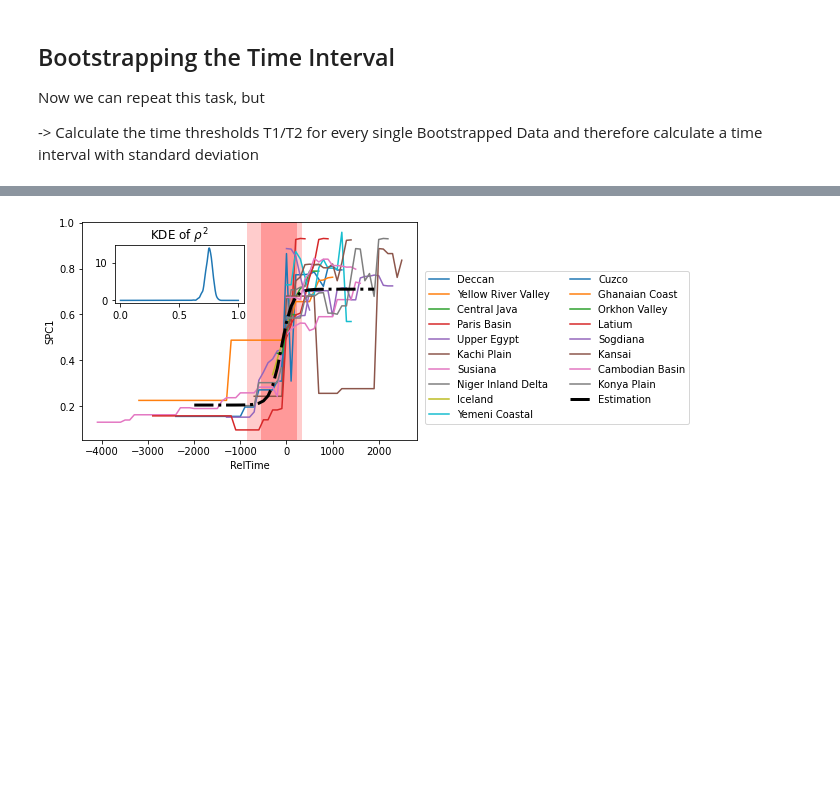
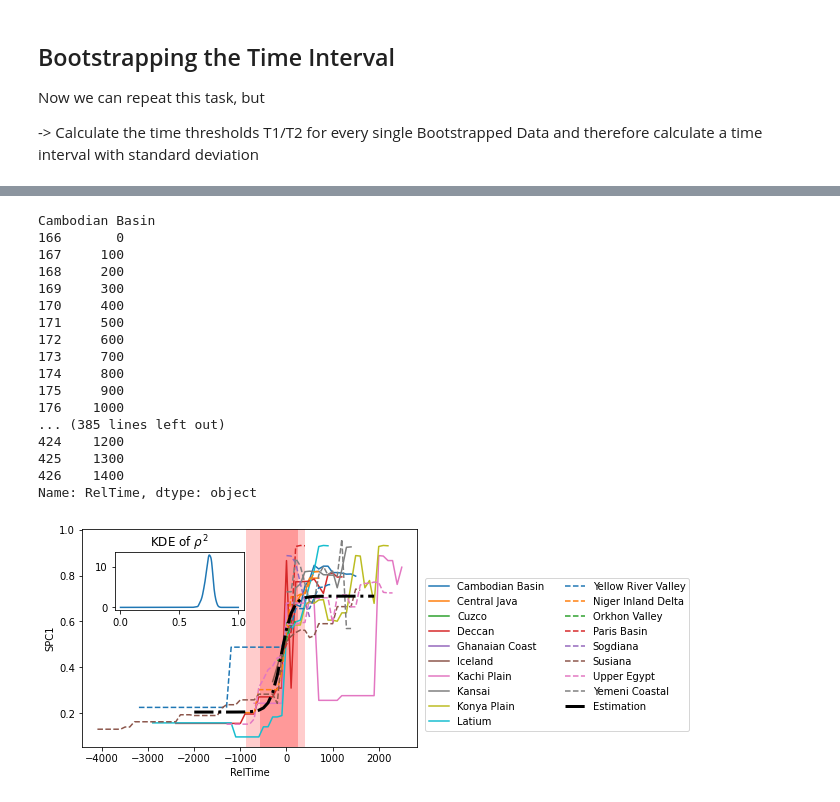
Before and after one commit to TobiasW1891/CSH_Project, a Jupyter notebook: Relationship to Previous Polity.ipynb, the cells around one changed output, grey strips where cells are left out. Saved outputs shown, nothing was run; the diff lists cells and outputs as text; code cells hidden in the pictures; blank space fills up the shorter version.

Commit message:
Nicer plots
Now the good plotting for the Relationship to Previous Polity, too. Also, in the RelTime Analysis, I corrected a mistakte that lead to a doubling of the output Data Frame DF_Out.

```diff
--- a/Relationship to Previous Polity.ipynb
+++ b/Relationship to Previous Polity.ipynb
@@ -883,39 +905,60 @@ fig, ax1 = plt.subplots()
 # These are in unitless percentages of the figure size. (0,0 is bottom left)
 left, bottom, width, height = [0.2, 0.6, 0.3, 0.2]
 ax2 = fig.add_axes([left, bottom, width, height])
+style ="-"
 
-
-for N in list(set(Cutout_DF["NGA"])):
+for N in sorted(list(set(Cutout_DF["NGA"]))):
     DF = Cutout_DF[Cutout_DF["NGA"] == N]
 
       # some abbreviations
     if N=="Middle Yellow River Valley":
         name = "Yellow River Valley"
     elif N == "Yemeni Coastal Plain":
         name = "Yemeni Coastal"
     else:
         name = N
+
+    print(N)
+    print(DF["RelTime"])
     ax1.plot(DF["RelTime"],
-             DF["SPC1"], label=name)
+             DF["SPC1"], style,label=name)
     DF_Out_cutout = pd.concat((DF_Out_cutout, DF[["NGA", "RelTime", "SPC1"]]))
-
+    if N == "Latium":
+        style = "--"
 
 ax1.plot(TimeRange, New_Fit, "-.",label="Estimation", c = "k", linewidth=3)
 lgd = ax1.legend(bbox_to_anchor=(1.01, 0.8), ncol=2)
 ax1.set_ylabel("SPC1")
 ax1.set_xlabel("RelTime")
 ax1.axvspan(T1_scaled, T2_scaled, facecolor='r', alpha=0.4)
 ax1.axvspan(T2_scaled, T2_end_scaled, facecolor='r', alpha=0.2)
 ax1.axvspan(T1_start_scaled, T1_scaled, facecolor='r', alpha=0.2)
 
 ax2.plot(np.arange(0.0,1,0.001),
     gaussian_kde(RhoSqList)(np.arange(0.0,1,0.001)))
 ax2.set_title(r'KDE of $\rho^2$')
 
-#plt.savefig("Cutout_Logistic_Times_Inset.pdf",bbox_extra_artists=(lgd,),dpi=300,bbox_inches='tight')
+plt.savefig("Cutout_Logistic_Times_Inset.pdf",bbox_extra_artists=(lgd,),dpi=300,bbox_inches='tight')
 plt.show()
 # %% [output]
+Cambodian Basin
+166       0
+167     100
+168     200
+169     300
+170     400
+171     500
+172     600
+173     700
+174     800
+175     900
+176    1000
+... (385 lines left out)
+424    1200
+425    1300
+426    1400
+Name: RelTime, dtype: object
-[figure, old version]
+[figure, new version]
 # %%
 print("Most of the cultural evolution takes place in a time interval of ", np.round(T*np.mean(TimeframeBT)),
       "years. The interval's start and end times are", np.round(T1_scaled), "and", np.round(T2_scaled),
```
Also changed, not shown: parts of 28 cells of this notebook, 1 other file.
